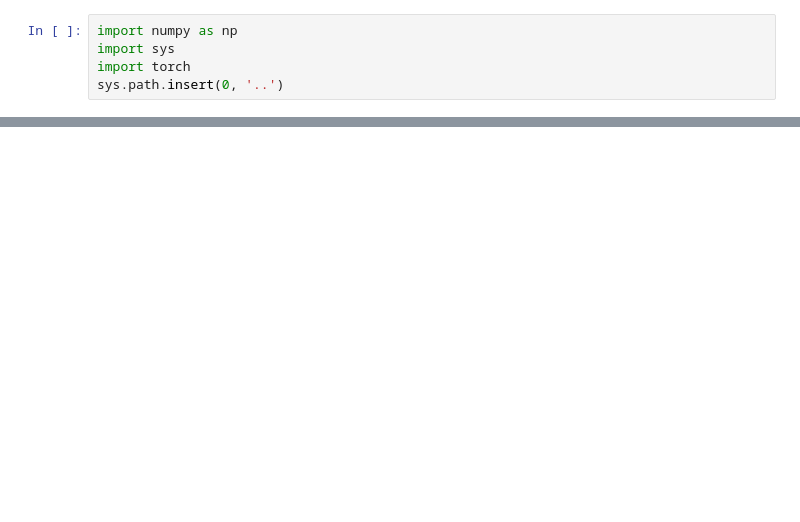
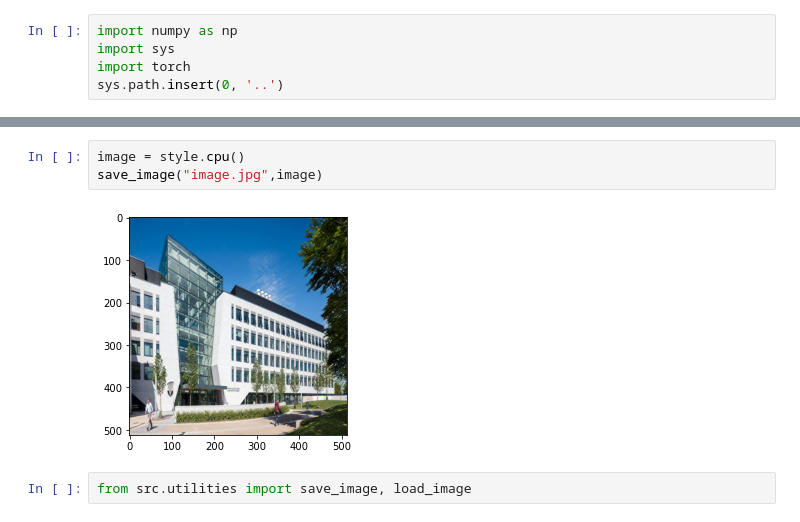
Before and after one commit to ash-xyz/Neural-Artist, a Jupyter notebook: notebooks/train.ipynb, the cells around one changed output, grey strips where cells are left out. Cells and saved outputs as stored; diff of their text form; blank space fills up the shorter version.

```diff
--- a/notebooks/train.ipynb
+++ b/notebooks/train.ipynb
@@ -34,0 +33,7 @@ tensor([[[[0.0000, 0.0000, 0.0000,  ..., 0.0000, 0.0000, 0.0000],
+# %%
+image = style.cpu()
+save_image("image.jpg",image)
+# %% [output]
+[figure, added]
+# %%
+from src.utilities import save_image, load_image
```
Also changed, not shown: parts of 9 cells of this notebook, 17 other files.
